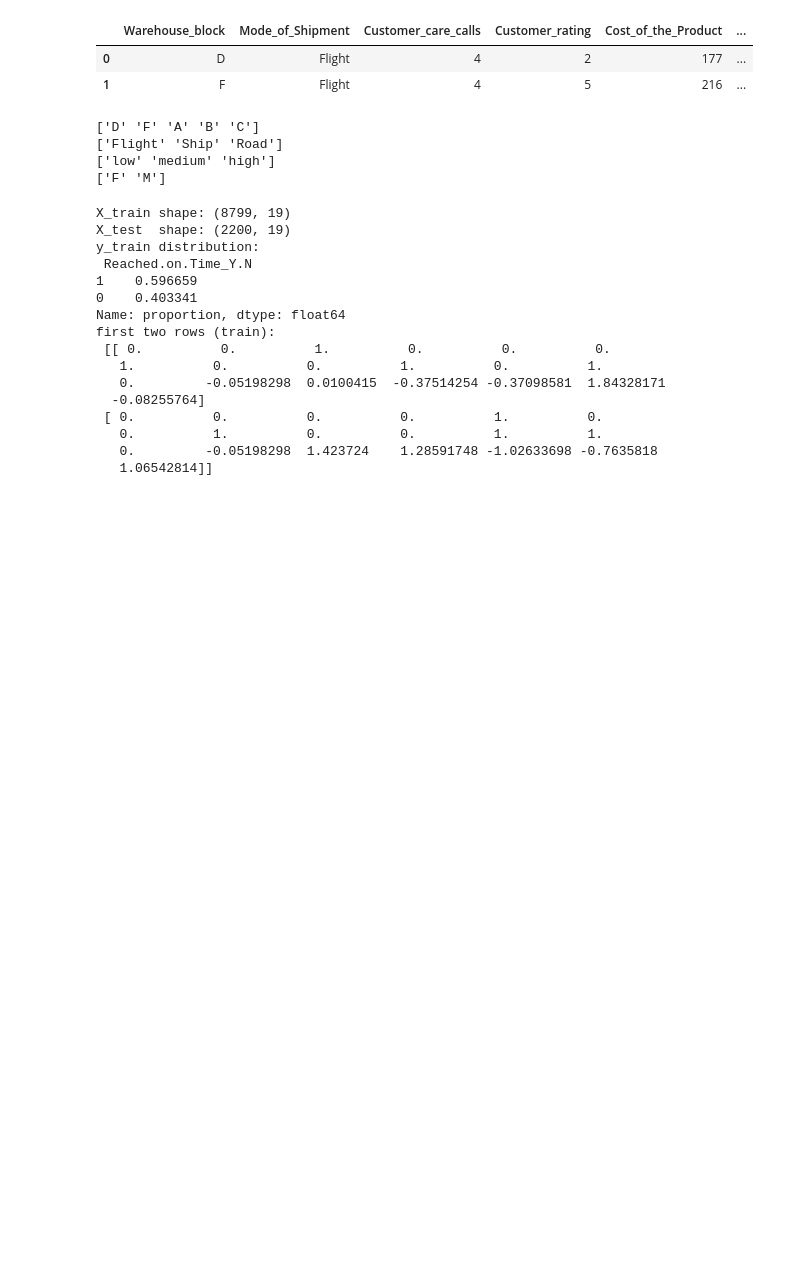
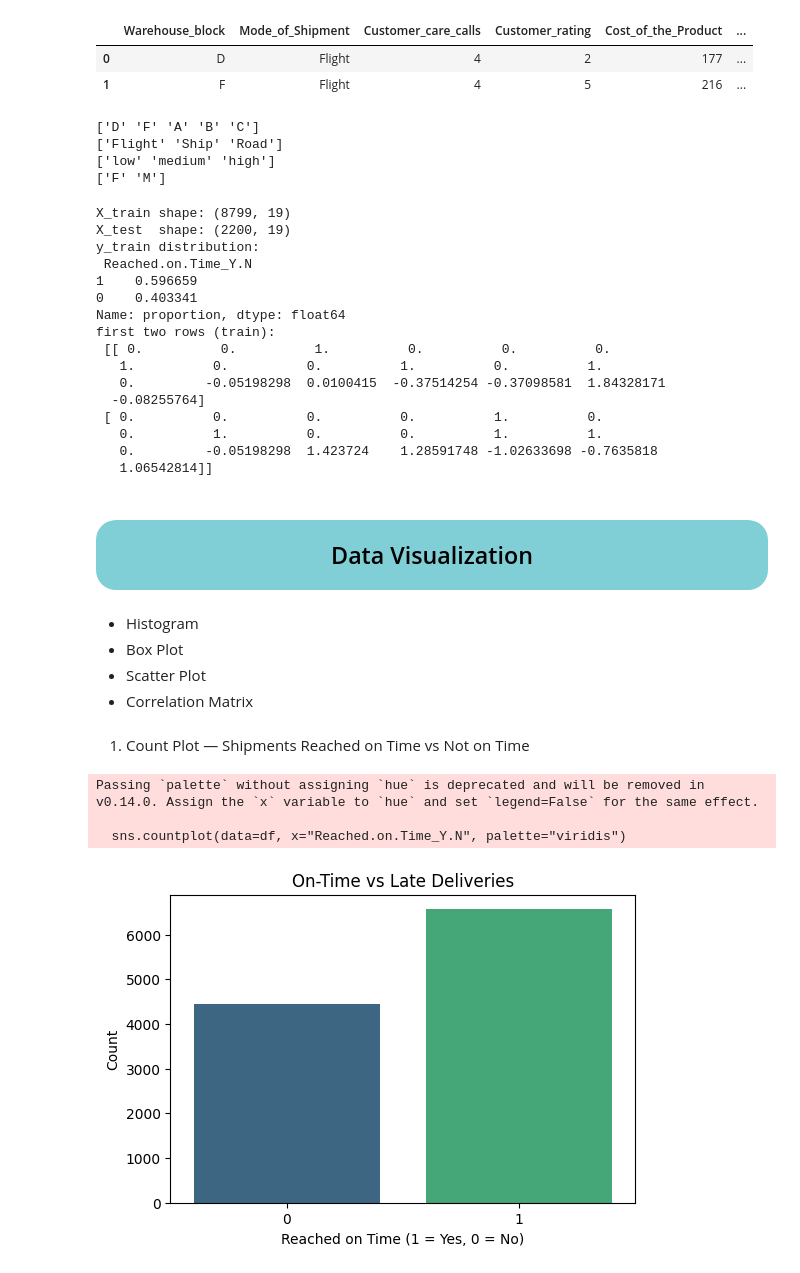
Before and after one commit to EmanZahid123/Data-Driven-Analytics-for-Predicting-On-Time-Product-Delivery, a Jupyter notebook: shipping.ipynb, the cells around one changed output. Drawn from its saved outputs; the diff is of its cells as text; code cells hidden in the pictures; blank space fills up the shorter version.

Commit message:
Data Visualization Completed

```diff
--- a/shipping.ipynb
+++ b/shipping.ipynb
@@ -317,3 +317,27 @@ first two rows (train):
    0.          1.          0.          0.          1.          1.
    0.         -0.05198298  1.423724    1.28591748 -1.02633698 -0.7635818
    1.06542814]]
+# %% [markdown]
+## <div style="text-align: center; background-color:#80ced6; font-family:Impact; color: black; padding: 20px; line-height: 1;border-radius:20px">Data Visualization
+# %% [markdown]
+- Histogram
+- Box Plot
+- Scatter Plot
+- Correlation Matrix
+# %% [markdown]
+1. Count Plot — Shipments Reached on Time vs Not on Time
+# %%
+import seaborn as sns
+import matplotlib.pyplot as plt
+
+plt.figure(figsize=(6,4))
+sns.countplot(data=df, x="Reached.on.Time_Y.N", palette="viridis")
+plt.title("On-Time vs Late Deliveries")
+plt.xlabel("Reached on Time (1 = Yes, 0 = No)")
+plt.ylabel("Count")
+plt.show()
+# %% [output]
+Passing `palette` without assigning `hue` is deprecated and will be removed in v0.14.0. Assign the `x` variable to `hue` and set `legend=False` for the same effect.
+
+  sns.countplot(data=df, x="Reached.on.Time_Y.N", palette="viridis")
+[figure, added]
```
Also changed, not shown: parts of 12 cells of this notebook.
